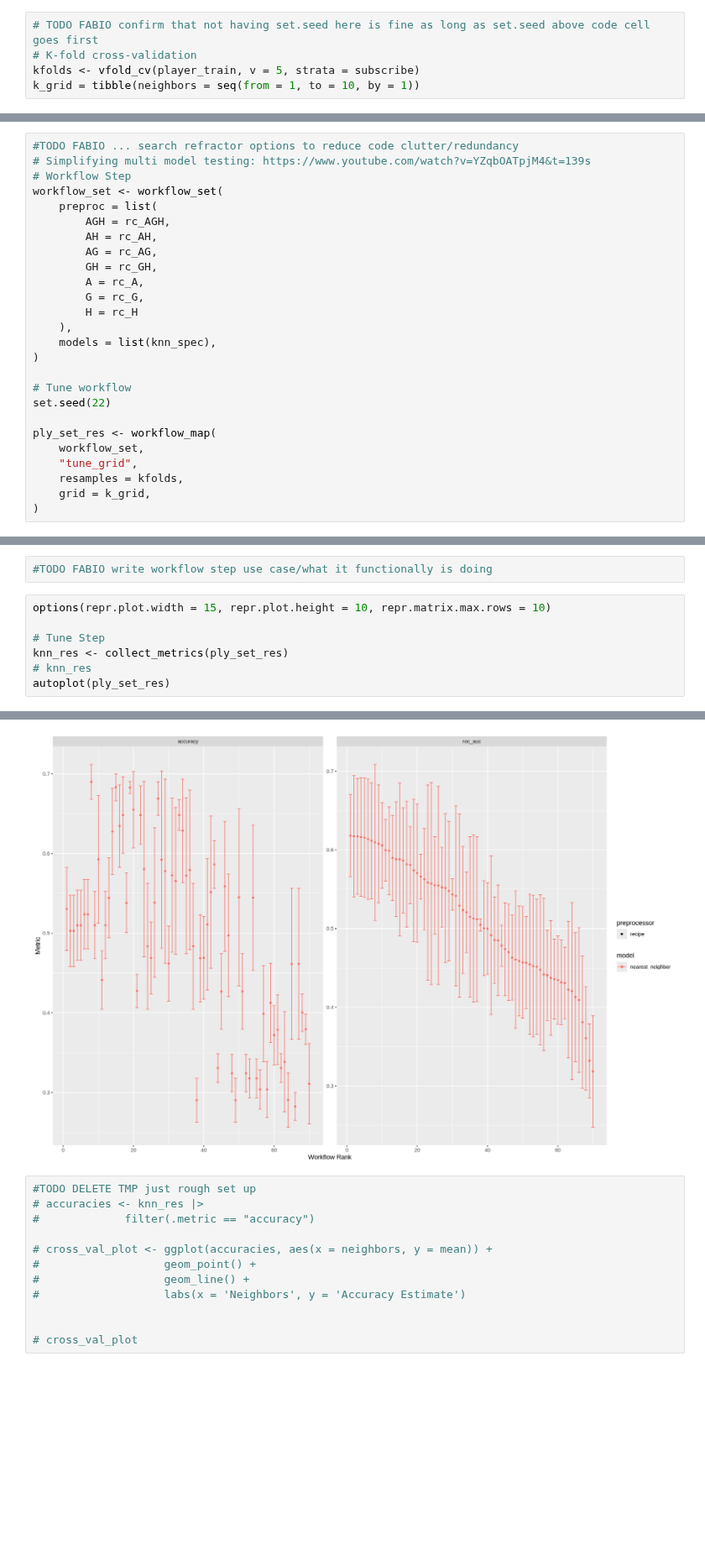
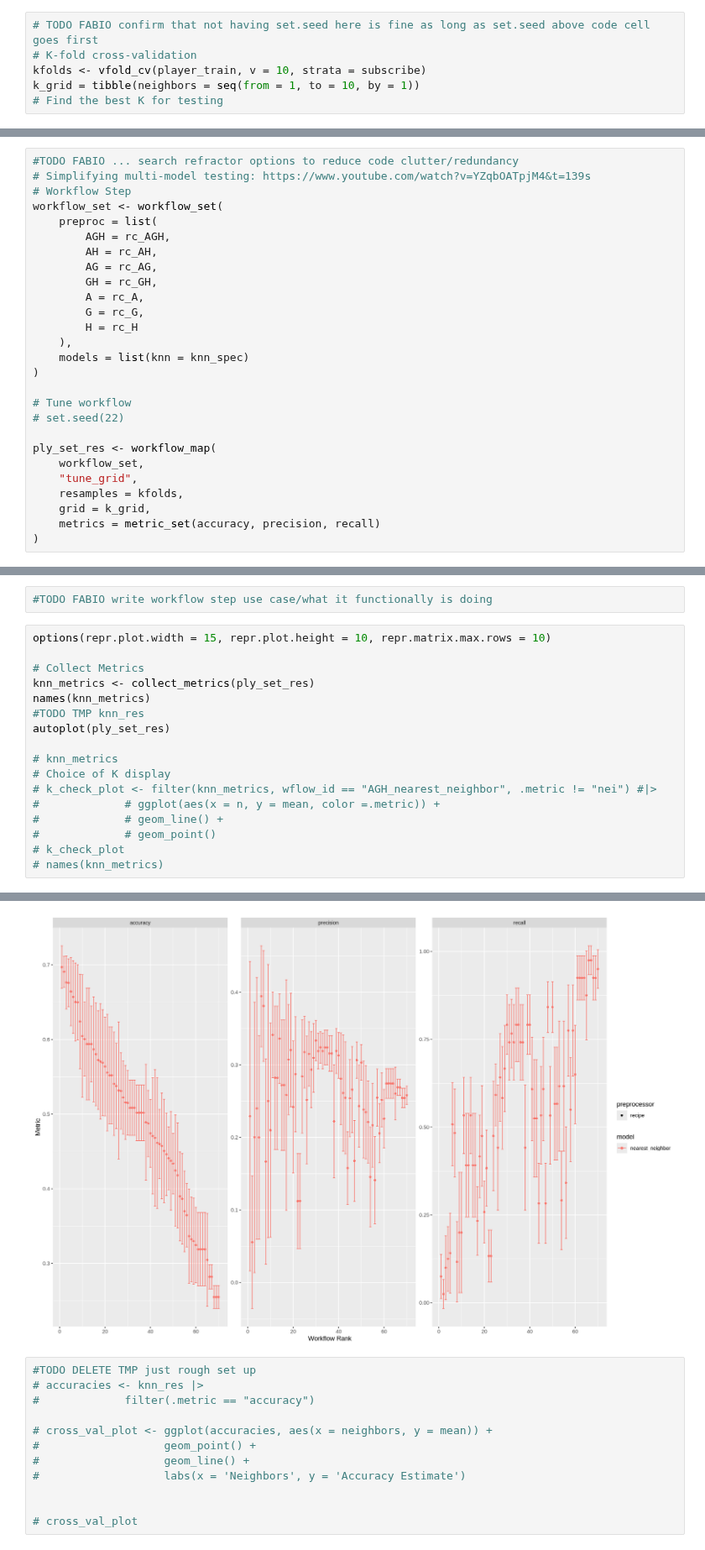
Before and after one commit to FabianoGLentini/player-subscription-ml, a Jupyter notebook: Project Report.ipynb, the cells around one changed output, grey strips where cells are left out. Shown at 84% size. Drawn from its saved outputs; the diff is of its cells as text; blank space fills up the shorter version.

```diff
--- a/Project Report.ipynb
+++ b/Project Report.ipynb
@@ -143,15 +129,16 @@ knn_spec <- nearest_neighbor(weight_func = "rectangular", neighbors = tune()) |>
 # %%
 # TODO FABIO confirm that not having set.seed here is fine as long as set.seed above code cell goes first
 # K-fold cross-validation
-kfolds <- vfold_cv(player_train, v = 5, strata = subscribe)
+kfolds <- vfold_cv(player_train, v = 10, strata = subscribe)
 k_grid = tibble(neighbors = seq(from = 1, to = 10, by = 1))
+# Find the best K for testing
 # %%
 #TODO FABIO write reasonin + graph to show fold outcome
 #Note the reason of using 10 10-fold is due to the small size data,
 #hence it will improve the estimate and
 # %%
 #TODO FABIO ... search refractor options to reduce code clutter/redundancy
-# Simplifying multi model testing: https://www.youtube.com/watch?v=YZqbOATpjM4&t=139s
+# Simplifying multi-model testing: https://www.youtube.com/watch?v=YZqbOATpjM4&t=139s
 # Workflow Step
 workflow_set <- workflow_set(
     preproc = list(
@@ -163,15 +150,16 @@ workflow_set <- workflow_set(
         G = rc_G,
         H = rc_H
     ),
-    models = list(knn_spec),
+    models = list(knn = knn_spec)
 )
 
 # Tune workflow
-set.seed(22)
+# set.seed(22)
 
 ply_set_res <- workflow_map(
     workflow_set,
     "tune_grid",
     resamples = kfolds,
     grid = k_grid,
+    metrics = metric_set(accuracy, precision, recall)
 )
@@ -180,8 +186,18 @@ ply_set_res <- workflow_map(
 # %%
 options(repr.plot.width = 15, repr.plot.height = 10, repr.matrix.max.rows = 10)
 
-# Tune Step
-knn_res <- collect_metrics(ply_set_res)
-# knn_res
+# Collect Metrics
+knn_metrics <- collect_metrics(ply_set_res)
+names(knn_metrics)
+#TODO TMP knn_res
 autoplot(ply_set_res)
+
+# knn_metrics
+# Choice of K display
+# k_check_plot <- filter(knn_metrics, wflow_id == "AGH_nearest_neighbor", .metric != "nei") #|>
+#             # ggplot(aes(x = n, y = mean, color =.metric)) +
+#             # geom_line() +
+#             # geom_point()
+# k_check_plot
+# names(knn_metrics)
 # %% [output]
@@ -188,4 +206,4 @@ autoplot(ply_set_res)
-[figure, old version]
+[figure, new version]
 # %%
 #TODO DELETE TMP just rough set up
 # accuracies <- knn_res |>
```
Also changed, not shown: parts of 6 cells of this notebook.
